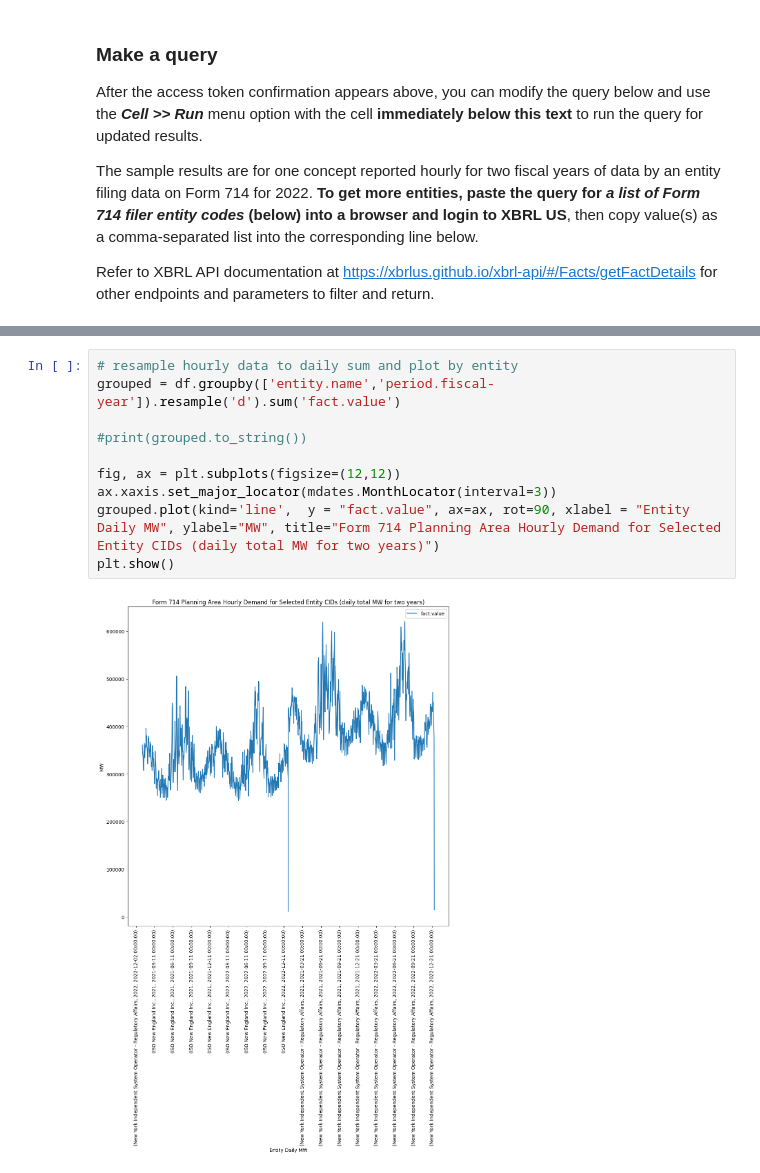
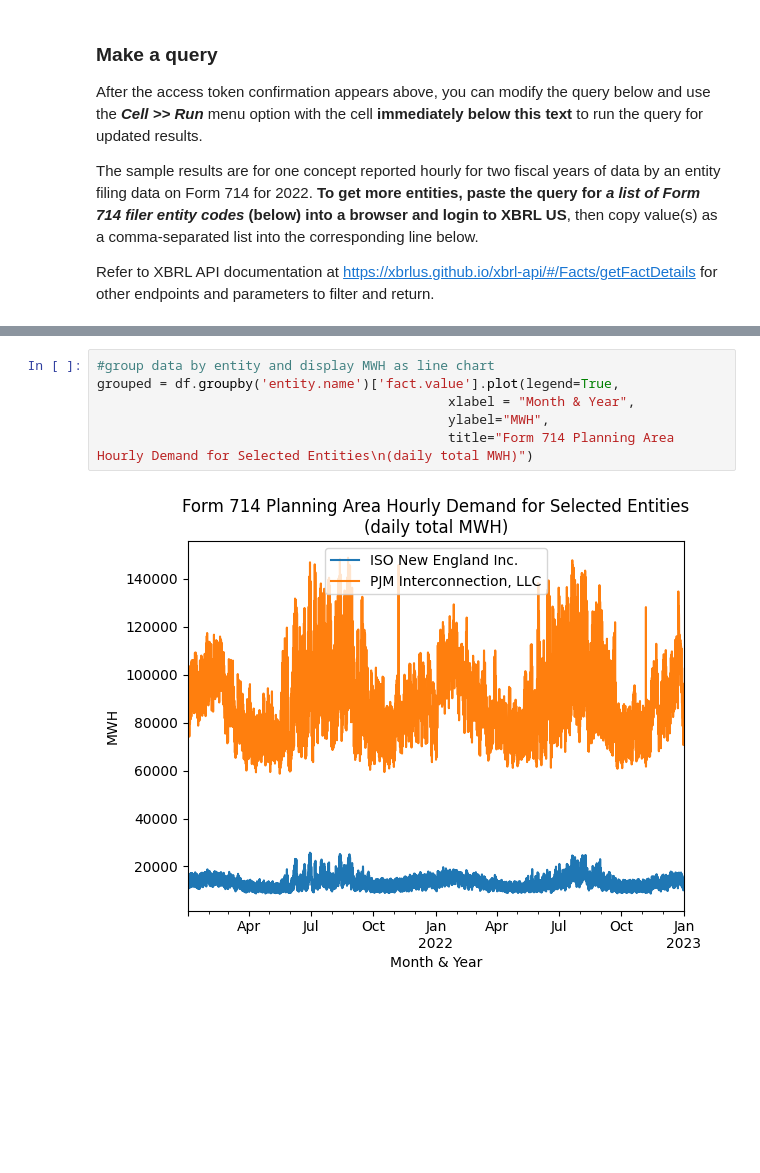
Before and after one commit to xbrlus/xbrl-api-ipynb, a Jupyter notebook: xbrl_us_api_ferc_mw_by_hour.ipynb, the cells around one changed output, grey strips where cells are left out. Drawn from its saved outputs; the diff is of its cells as text; blank space fills up the shorter version.

```diff
--- a/xbrl_us_api_ferc_mw_by_hour.ipynb
+++ b/xbrl_us_api_ferc_mw_by_hour.ipynb
@@ -205,15 +207,11 @@ https://api.xbrl.us/api/v1/fact/search?report.document-type=714&concept.local-na
-# %%
-# resample hourly data to daily sum and plot by entity
-grouped = df.groupby(['entity.name','period.fiscal-year']).resample('d').sum('fact.value')
-
-#print(grouped.to_string())
-
-fig, ax = plt.subplots(figsize=(12,12))
-ax.xaxis.set_major_locator(mdates.MonthLocator(interval=3))
-grouped.plot(kind='line',  y = "fact.value", ax=ax, rot=90, xlabel = "Entity Daily MW", ylabel="MW", title="Form 714 Planning Area Hourly Demand for Selected Entity CIDs (daily total MW for two years)")
-plt.show()
-# %% [output]
-[figure, removed]
+# %%
+#group data by entity and display MWH as line chart
+grouped = df.groupby('entity.name')['fact.value'].plot(legend=True,
+                                             xlabel = "Month & Year",
+                                             ylabel="MWH",
+                                             title="Form 714 Planning Area Hourly Demand for Selected Entities\n(daily total MWH)")
+# %% [output]
+[figure, added]
 # %%
 # If you run this program locally, you can save the output to a file on your computer (modify D:\results.csv to your system)
 df.to_csv(r"D:\results.csv",sep=",")
```
Also changed, not shown: parts of 2 cells of this notebook.
